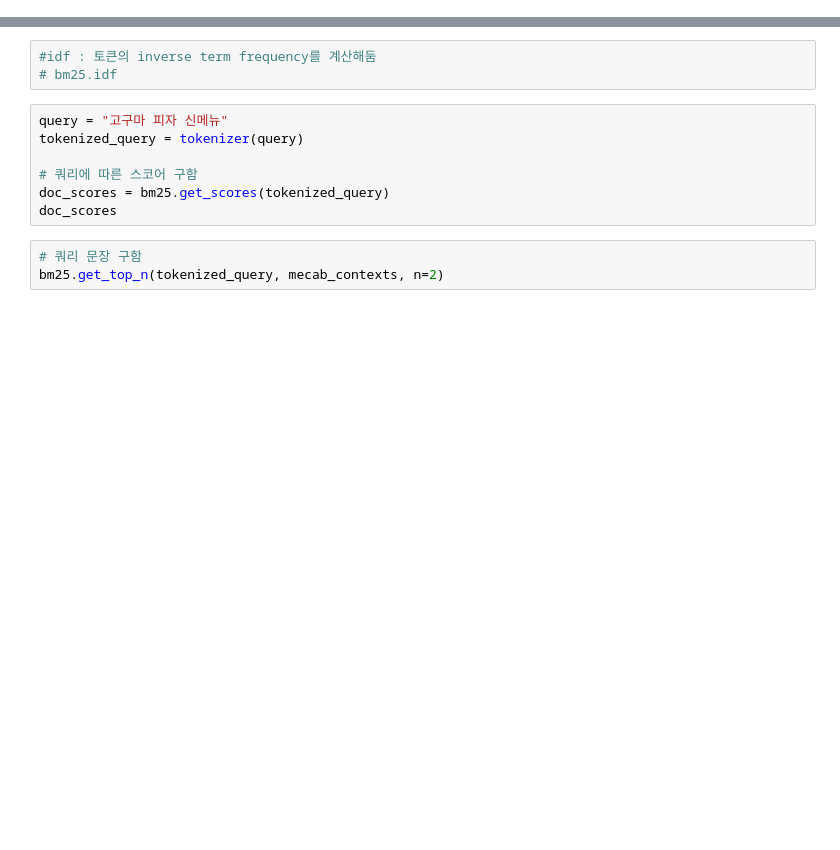
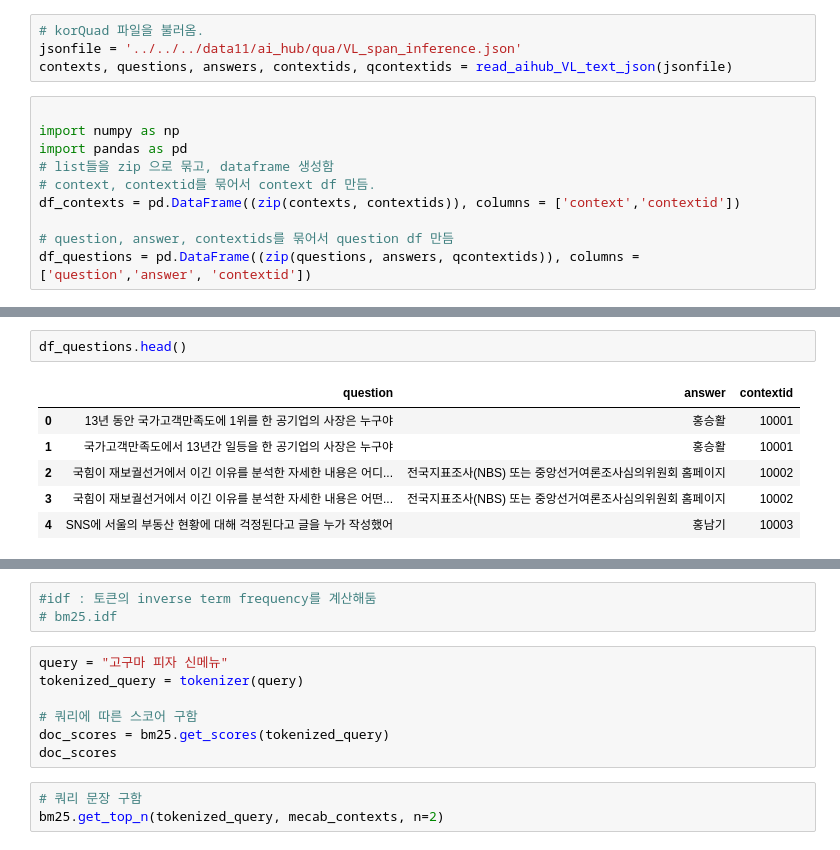
Before and after one commit to kobongsoo/BERT, a Jupyter notebook: embedding_sample/faiss/bm25-test.ipynb, the cells around one changed output, grey strips where cells are left out. Drawn from its saved outputs; the diff is of its cells as text; blank space fills up the shorter version.

```diff
--- a/embedding_sample/faiss/bm25-test.ipynb
+++ b/embedding_sample/faiss/bm25-test.ipynb
@@ -0,0 +1,14 @@
+# %%
+# korQuad 파일을 불러옴.
+jsonfile = '../../../data11/ai_hub/qua/VL_span_inference.json'
+contexts, questions, answers, contextids, qcontextids = read_aihub_VL_text_json(jsonfile)
+# %%
+
+import numpy as np
+import pandas as pd
+# list들을 zip 으로 묶고, dataframe 생성함
+# context, contextid를 묶어서 context df 만듬.
+df_contexts = pd.DataFrame((zip(contexts, contextids)), columns = ['context','contextid'])
+
+# question, answer, contextids를 묶어서 question df 만듬
+df_questions = pd.DataFrame((zip(questions, answers, qcontextids)), columns = ['question','answer', 'contextid'])
@@ -1,3 +24,12 @@
+# %%
+df_questions.head()
+# %% [output]
+|  | question | answer | contextid |
+| 0 | 13년 동안 국가고객만족도에 1위를 한 공기업의 사장은 누구야 | 홍승활 | 10001 |
+| 1 | 국가고객만족도에서 13년간 일등을 한 공기업의 사장은 누구야 | 홍승활 | 10001 |
+| 2 | 국힘이 재보궐선거에서 이긴 이유를 분석한 자세한 내용은 어디... | 전국지표조사(NBS) 또는 중앙선거여론조사심의위원회 홈페이지 | 10002 |
+| 3 | 국힘이 재보궐선거에서 이긴 이유를 분석한 자세한 내용은 어떤... | 전국지표조사(NBS) 또는 중앙선거여론조사심의위원회 홈페이지 | 10002 |
+| 4 | SNS에 서울의 부동산 현황에 대해 걱정된다고 글을 누가 작성했어 | 홍남기 | 10003 |
 # %%
 #============================================================================
 # BM25 예제임
```
Also changed, not shown: parts of 4 cells of this notebook, 6 other files.
